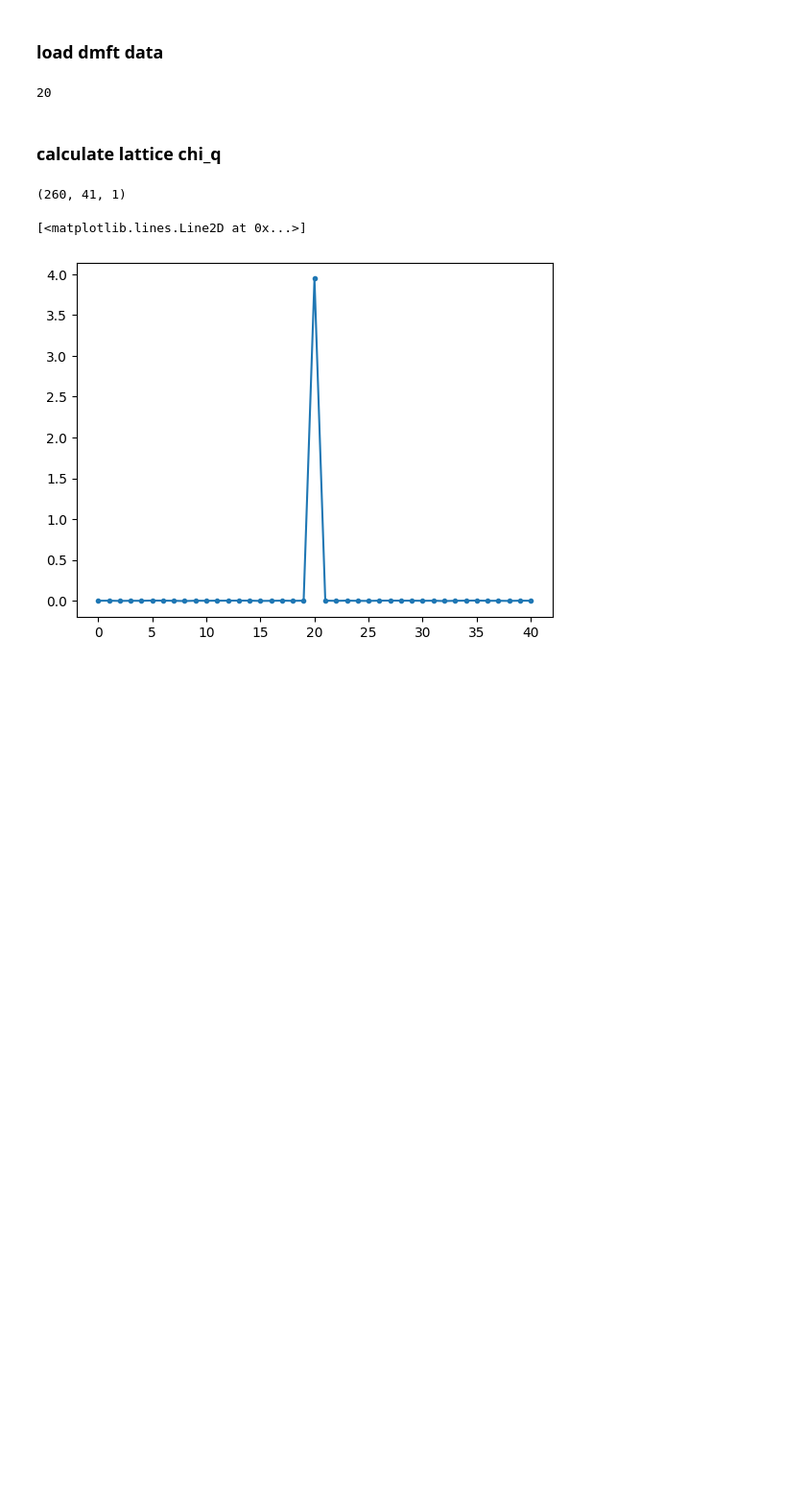
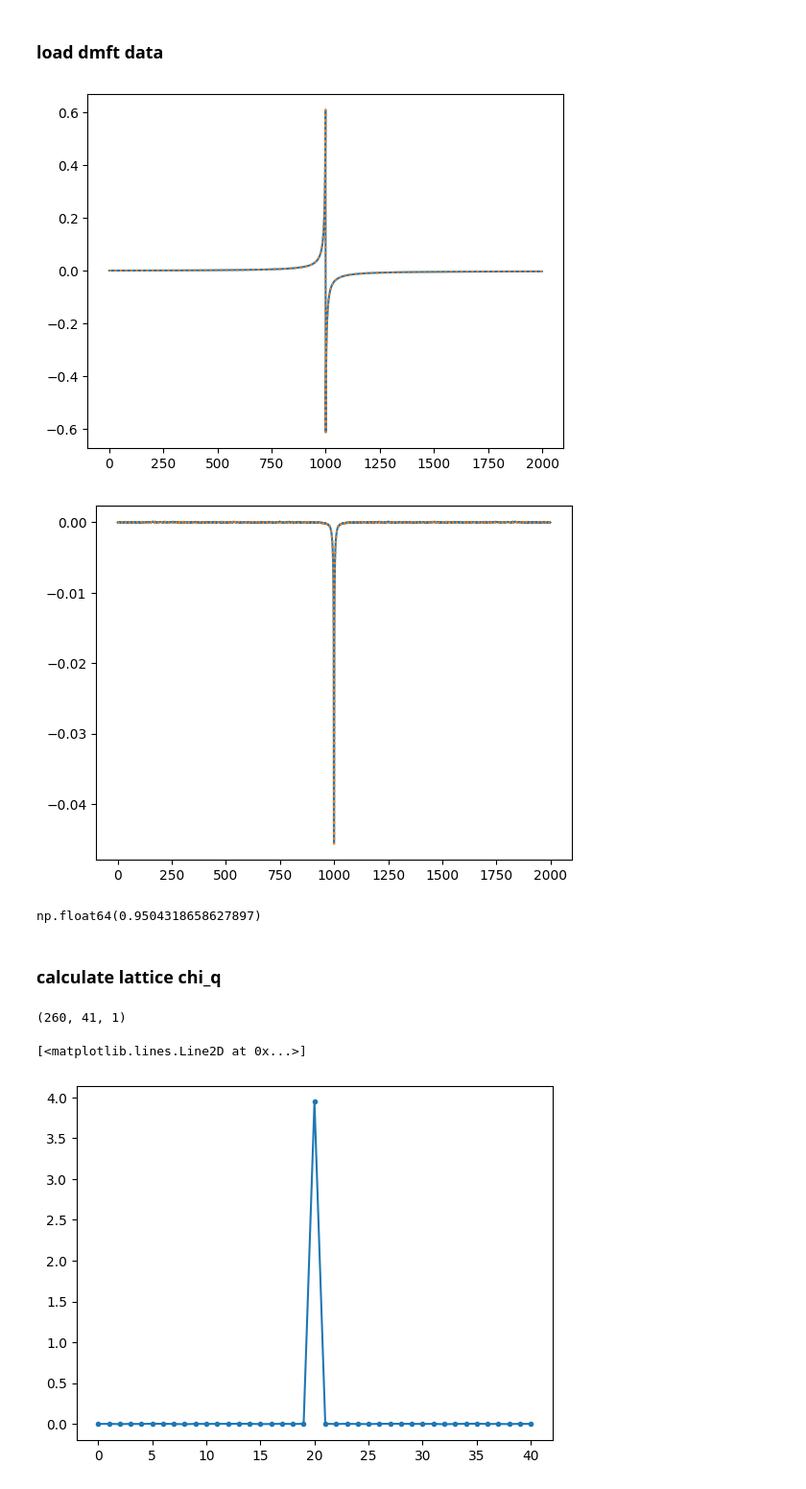
Before and after one commit to emoghadas/lDGA, a Jupyter notebook: example/lDGA_test.ipynb, the cells around one changed output. Shown: that part at 96% size. Cells and saved outputs as stored; diff of their text form; code cells hidden in the pictures; blank space fills up the shorter version.

```diff
--- a/example/lDGA_test.ipynb
+++ b/example/lDGA_test.ipynb
@@ -9,26 +9,33 @@ import matplotlib.pyplot as plt
 ### load dmft data
 # %%
 # example file
-dmft_file = "b55_75_u2_4_2part-2024-11-21-Thu-11-44-14.hdf5"
+dmft_file = "gsq0_0_w1_n0_95_2p-2025-03-22-Sat-17-25-49.hdf5"
 
 dga_cfg = cfg.DGA_Config(dmft_file)
 reader = dmft_reader.DMFT_Reader(dga_cfg)
 
 beta = dga_cfg.dmft_dict['beta']
 mu = dga_cfg.dmft_dict['mu']
 U = dga_cfg.dmft_dict['U']
 g = dga_cfg.dmft_dict['giw']
 s = dga_cfg.dmft_dict['siw']
 g2 = dga_cfg.dmft_dict['chi_ph']
 niwf = dga_cfg.niwf
 n4iwf = dga_cfg.n4iwf
 n4iwb = dga_cfg.n4iwb
 kdim = dga_cfg.kdim
 nk = 96
-
-print(n4iwb)
 # %% [output]
-20
+[figure, added]
+[figure, added]
+# %%
+g0 = dga_cfg.dmft_dict['g0']
+w0 = dga_cfg.dmft_dict['w0']
+n = dga_cfg.dmft_dict['occ']
+
+n*2
+# %% [output]
+np.float64(0.9504318658627897)
 # %% [markdown]
 ### calculate lattice chi_q
 # %%
```
Also changed, not shown: 3 other files.
